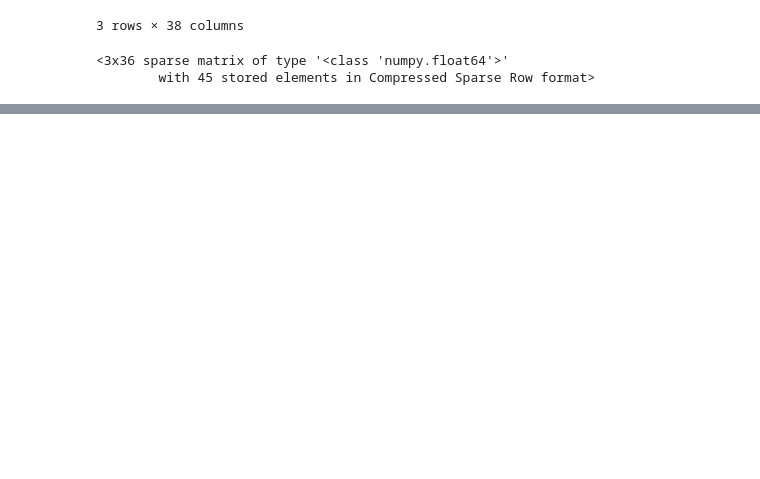
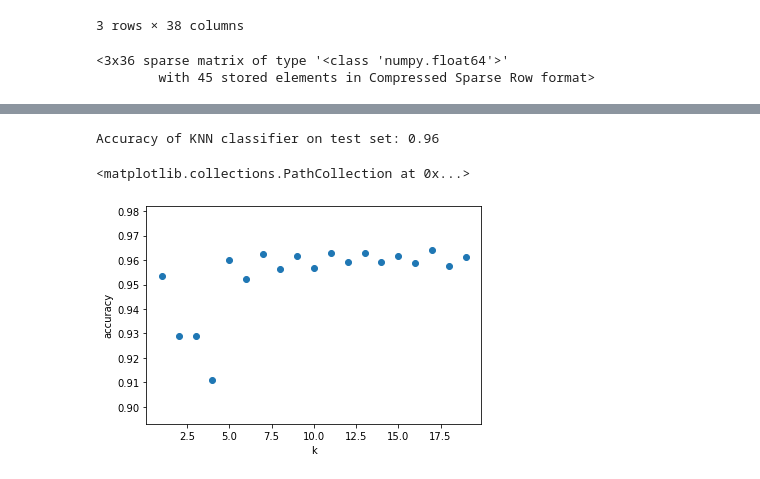
Before and after one commit to soslin/ds-methodologies-exercises, a Jupyter notebook: nlp/model.ipynb, the cells around one changed output, grey strips where cells are left out. Saved outputs shown, nothing was run; the diff lists cells and outputs as text; code cells hidden in the pictures; blank space fills up the shorter version.

```diff
--- a/nlp/model.ipynb
+++ b/nlp/model.ipynb
@@ -186,15 +186,3 @@ lm = LogisticRegression().fit(X_train, y_train)
 
 train['predicted'] = lm.predict(X_train)
 test['predicted'] = lm.predict(X_test)
-# %%
-
-x = np.arange(1, n_documents + 1)
-y = np.log(n_documents / x)
-
-plt.figure(figsize=(12, 8))
-plt.plot(x, y, marker='.')
-
-plt.xticks(x)
-plt.xlabel('# of Documents the word appears in')
-plt.ylabel('IDF')
-plt.title('IDF for a given word')
@@ -200,0 +374,6 @@ plt.title('IDF for a given word')
+# %%
+X_train, X_test, y_train, y_test = train_test_split(X, y, test_size = .30, random_state = 123)
+# %%
+knn = KNeighborsClassifier(n_neighbors=5, weights='uniform')
+# %%
+knn.fit(X_train, y_train)
@@ -200,0 +409,20 @@ plt.title('IDF for a given word')
+# %%
+print('Accuracy of KNN classifier on test set: {:.2f}'
+     .format(knn.score(X_test, y_test)))
+# %% [output]
+Accuracy of KNN classifier on test set: 0.96
+# %%
+import matplotlib.pyplot as plt
+k_range = range(1, 20)
+scores = []
+for k in k_range:
+    knn = KNeighborsClassifier(n_neighbors = k)
+    knn.fit(X_train, y_train)
+    scores.append(knn.score(X_test, y_test))
+plt.figure()
+plt.xlabel('k')
+plt.ylabel('accuracy')
+plt.scatter(k_range, scores)
+# %% [output]
+<matplotlib.collections.PathCollection at 0x...>
+[figure, added]
```
Also changed, not shown: parts of 29 cells of this notebook.
